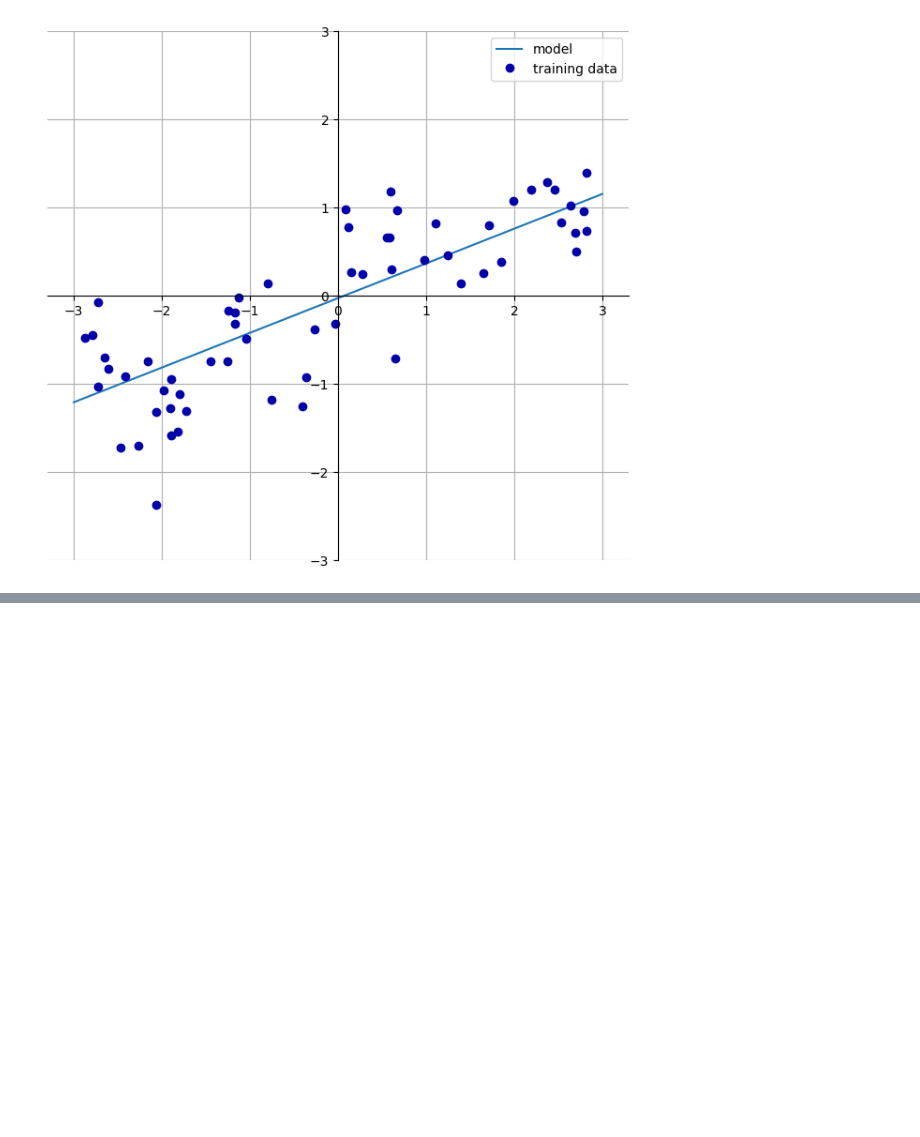
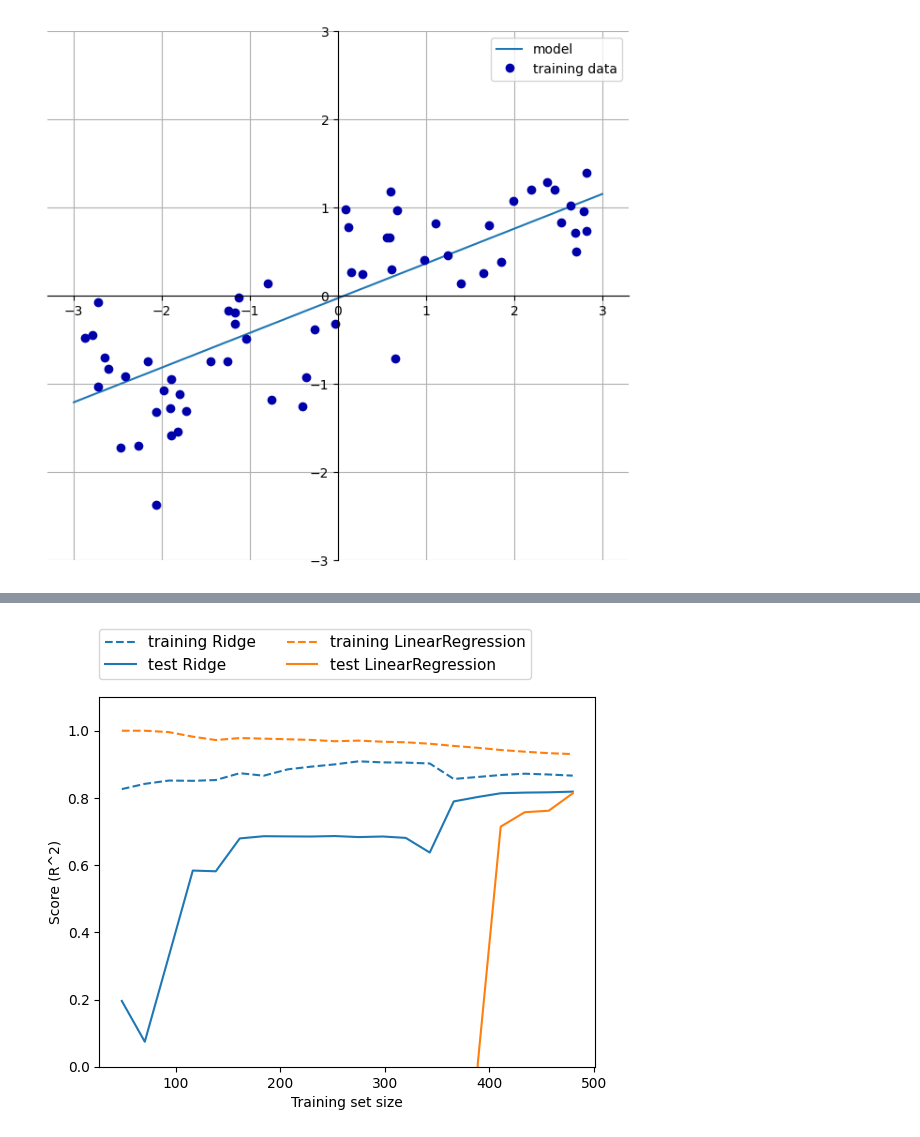
Before and after one commit to patilhumesh88-spec/ML_python, a Jupyter notebook: Chp_2.ipynb, the cells around one changed output, grey strips where cells are left out. Saved outputs shown, nothing was run; the diff lists cells and outputs as text; code cells hidden in the pictures; blank space fills up the shorter version.

```diff
--- a/Chp_2.ipynb
+++ b/Chp_2.ipynb
@@ -241,0 +312,4 @@ w[0]: 0.393906  b: -0.031804
+# %%
+mglearn.plots.plot_ridge_n_samples()
+# %% [output]
+[figure, added]
```
Also changed, not shown: parts of 13 cells of this notebook.
